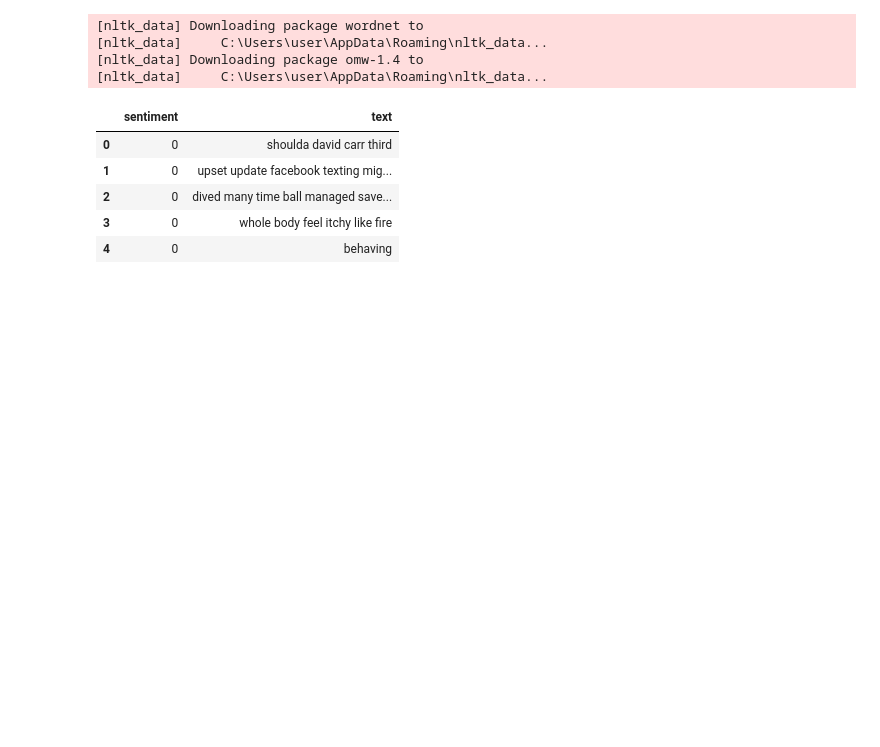
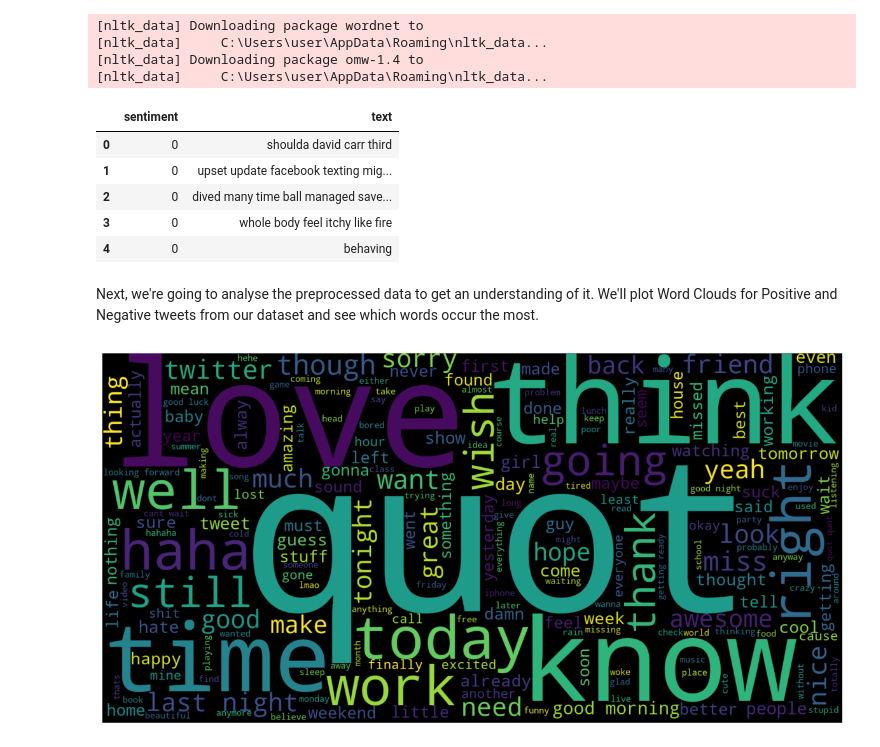
Before and after one commit to CKawara/Twitter-Sentiment-Analysis, a Jupyter notebook: Sentiment_Analysis.ipynb, the cells around one changed output. Cells and saved outputs as stored; diff of their text form; code cells hidden in the pictures; blank space fills up the shorter version.

Commit message:
visualize frequent words

```diff
--- a/Sentiment_Analysis.ipynb
+++ b/Sentiment_Analysis.ipynb
@@ -323,3 +323,19 @@ df.head()
 | 2 | 0 | dived many time ball managed save... |
 | 3 | 0 | whole body feel itchy like fire |
 | 4 | 0 | behaving |
+# %% [markdown]
+Next, we're going to analyse the preprocessed data to get an understanding of it. We'll plot Word Clouds for Positive and Negative tweets from our dataset and see which words occur the most.
+# %%
+#  Visualize the frequent words
+
+all_words = " ".join([sentence for sentence in df['text']])
+
+wordcloud = WordCloud(width=1600, height=800, random_state=42).generate(all_words)
+
+# plot the graph
+plt.figure(figsize = (15,8))
+plt.imshow(wordcloud, interpolation='bilinear')
+plt.axis('off')
+plt.show()
+# %% [output]
+[figure, added]
```
Also changed, not shown: parts of 2 cells of this notebook.
